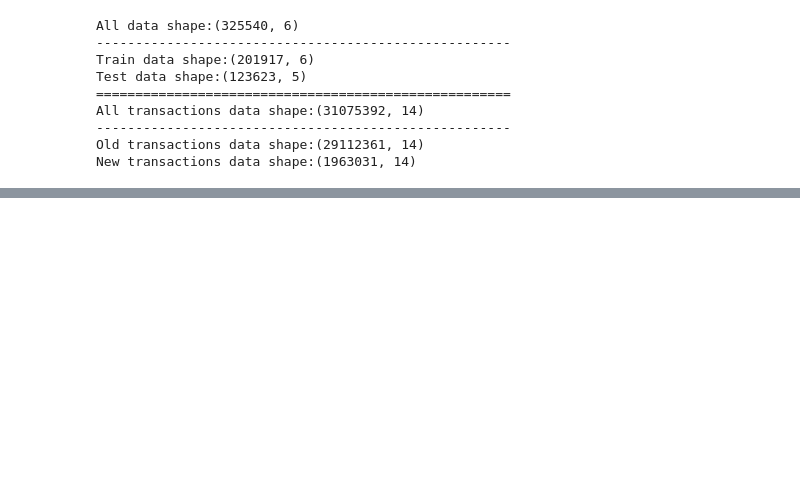
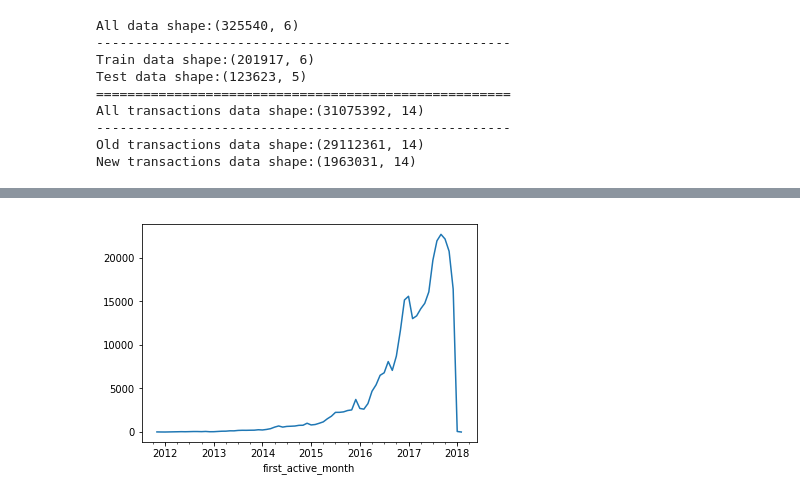
Before and after one commit to pengnam/kaggle-elomerchant, a Jupyter notebook: submissions/EloMerchant.ipynb, the cells around one changed output, grey strips where cells are left out. Saved outputs shown, nothing was run; the diff lists cells and outputs as text; code cells hidden in the pictures; blank space fills up the shorter version.

```diff
--- a/submissions/EloMerchant.ipynb
+++ b/submissions/EloMerchant.ipynb
@@ -31,6 +30,7 @@ history_path = '../input/historical_transactions.csv'
 merchant_path = '../input/merchants.csv'
 new_transactions_path = '../input/new_merchant_transactions.csv'
 # %%
-train_df = pd.read_csv(train_data_path)
-test_df = pd.read_csv(test_data_path)
+train_df = pd.read_csv(train_data_path, parse_dates=["first_active_month"])
+test_df = pd.read_csv(test_data_path, parse_dates=["first_active_month"])
+n_train = train_df.shape[0]
 # %%
@@ -138,0 +165,6 @@ count_nulls([all_data, all_transactions, merchants])
+# %%
+if EXPLORE:
+    #Plot date to get a rough idea
+    all_data.set_index(['first_active_month']).groupby('first_active_month').card_id.count().plot()
+# %% [output]
+[figure, added]
```
Also changed, not shown: parts of 41 cells of this notebook.
